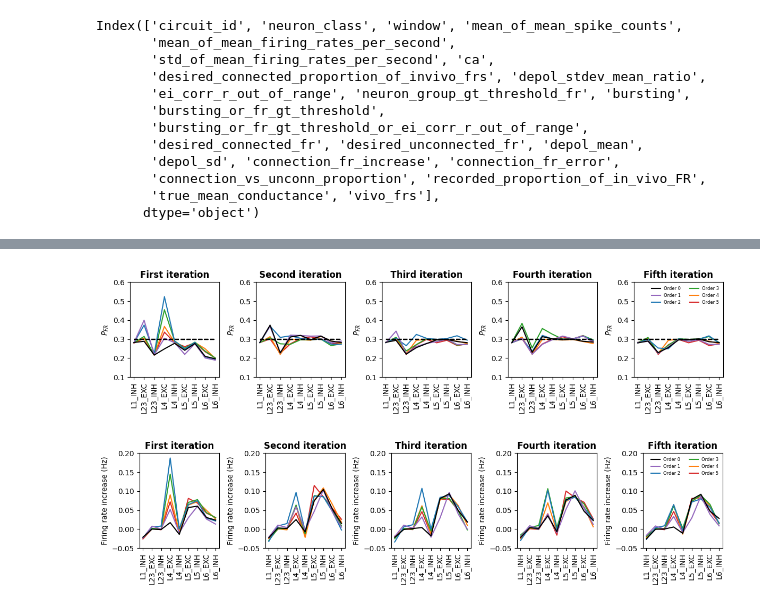
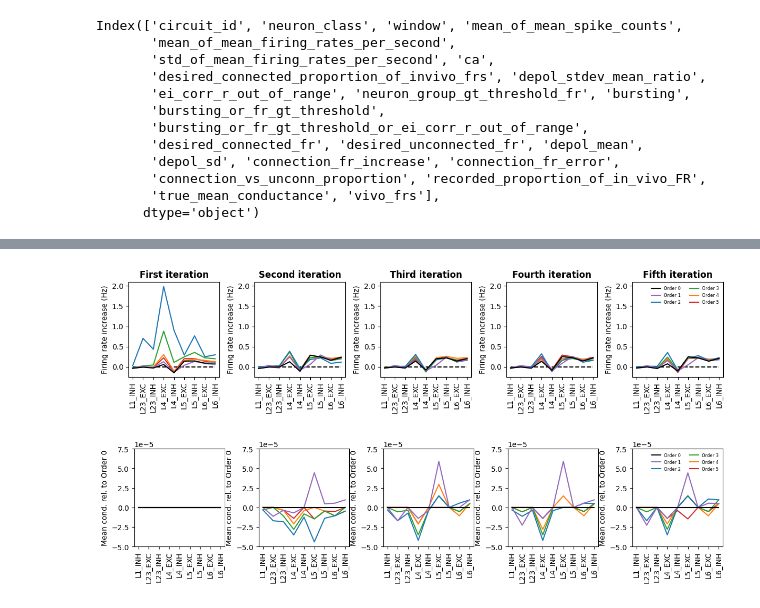
Before and after one commit to BlueBrain/sscx-analysis, a Jupyter notebook: simplified_connectome_models/notebooks/calibration/calibration_analysis.ipynb, the cells around one changed output, grey strips where cells are left out. Cells and saved outputs as stored; diff of their text form; code cells hidden in the pictures.

```diff
--- a/simplified_connectome_models/notebooks/calibration/calibration_analysis.ipynb
+++ b/simplified_connectome_models/notebooks/calibration/calibration_analysis.ipynb
@@ -114,0 +119,20 @@ plt.show()
+# %%
+plt.figure(figsize=(12, 3))
+y_lim = None
+for iter_idx in range(num_iter):
+    plt.subplot(1, num_iter, iter_idx + 1)
+    for _ord, _df in zip(order_list, calib_dfs[iter_idx]):
+        plt.plot(range(len(neuron_classes)), _df['recorded_proportion_of_in_vivo_FR'].values, color=ORDER_COLORS[_ord], label=f'Order {_ord}', zorder=-_ord)
+        plt.plot(range(len(neuron_classes)), _df['desired_connected_proportion_of_invivo_frs'], 'k--', zorder=-100)
+    P_FR_val = _df["desired_connected_proportion_of_invivo_frs"].unique()[0]
+    plt.text(np.max(plt.xlim()), P_FR_val, f'$P_F$$_R$$^*$={P_FR_val}', ha='right', va='bottom')
+    plt.xticks(range(len(neuron_classes)), neuron_classes, rotation=90)
+    plt.ylabel('$P_{FR}$')
+    plt.title(f'{upper(ITER_NAMES[iter_idx], 1)} iteration', fontweight='bold')
+    if y_lim is None:
+        y_lim = plt.ylim()
+    else:
+        plt.ylim(y_lim)
+plt.legend(frameon=False, ncols=2, fontsize=6)
+plt.tight_layout()
+plt.show()
@@ -115,31 +141,40 @@ plt.show()
 # %%
 plt.figure(figsize=(12, 3))
+y_lim = None
 for iter_idx in range(num_iter):
     plt.subplot(1, num_iter, iter_idx + 1)
     for _ord, _df in zip(order_list, calib_dfs[iter_idx]):
-        plt.plot(range(len(neuron_classes)), _df['recorded_proportion_of_in_vivo_FR'].values, color=ORDER_COLORS[_ord], label=f'Order {_ord}', zorder=-_ord)
-        plt.plot(range(len(neuron_classes)), _df['desired_connected_proportion_of_invivo_frs'], 'k--', zorder=0)
+        plt.plot(range(len(neuron_classes)), _df['connection_fr_increase'].values, color=ORDER_COLORS[_ord], label=f'Order {_ord}', zorder=-_ord)
+    plt.plot(range(len(neuron_classes)), np.zeros(len(neuron_classes)), 'k--', zorder=-100)
     plt.xticks(range(len(neuron_classes)), neuron_classes, rotation=90)
-    plt.ylabel('$P_{FR}$')
+    plt.ylabel('Firing rate increase (Hz)')
     plt.title(f'{upper(ITER_NAMES[iter_idx], 1)} iteration', fontweight='bold')
-    plt.ylim([0.1, 0.6])
+    if y_lim is None:
+        y_lim = plt.ylim()
+    else:
+        plt.ylim(y_lim)
 plt.legend(frameon=False, ncols=2, fontsize=6)
 plt.tight_layout()
 plt.show()
 # %% [output]
-[figure, old version]
+[figure, new version]
 # %%
+ref_idx = 0  # Original circuit = reference
 plt.figure(figsize=(12, 3))
 for iter_idx in range(num_iter):
+    ref_df = calib_dfs[iter_idx][ref_idx]
     plt.subplot(1, num_iter, iter_idx + 1)
     for _ord, _df in zip(order_list, calib_dfs[iter_idx]):
-        plt.plot(range(len(neuron_classes)), _df['connection_fr_increase'].values, color=ORDER_COLORS[_ord], label=f'Order {_ord}', zorder=-_ord)
+        plt.plot(range(len(neuron_classes)), _df['true_mean_conductance'].values - ref_df['true_mean_conductance'].values, color=ORDER_COLORS[_ord], label=f'Order {_ord}', zorder=-_ord)
+        # plt.plot(range(len(neuron_classes)), (_df['true_mean_conductance'].values - ref_df['true_mean_conductance'].values) / ref_df['true_mean_conductance'].values, color=ORDER_COLORS[_ord], label=f'Order {_ord}', zorder=-_ord)
+        # plt.plot(range(len(neuron_classes)), (_df['true_mean_conductance'].values - ref_df['true_mean_conductance'].values) / (_df['true_mean_conductance'].values + ref_df['true_mean_conductance'].values), color=ORDER_COLORS[_ord], label=f'Order {_ord}', zorder=-_ord)
     plt.xticks(range(len(neuron_classes)), neuron_classes, rotation=90)
-    plt.ylabel('Firing rate increase (Hz)')
-    plt.title(f'{upper(ITER_NAMES[iter_idx], 1)} iteration', fontweight='bold')
-    plt.ylim([-0.05, 0.2])
+    plt.ylabel(f'Mean cond. rel. to Order {order_list[ref_idx]}')
+    plt.ylim([-5e-5, 7.5e-5])
+    # plt.ylim([-0.5, 2.0])
+    # plt.ylim([-0.2, 0.6])
 plt.legend(frameon=False, ncols=2, fontsize=6)
 plt.tight_layout()
 plt.show()
 # %% [output]
-[figure, old version]
+[figure, new version]
```
Also changed, not shown: parts of 6 cells of this notebook.
